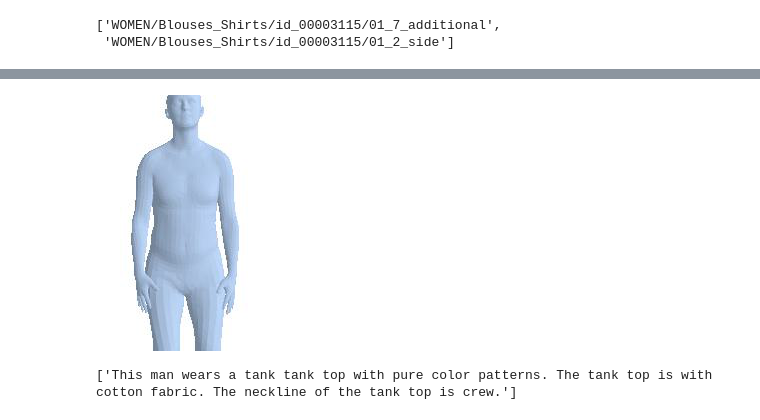
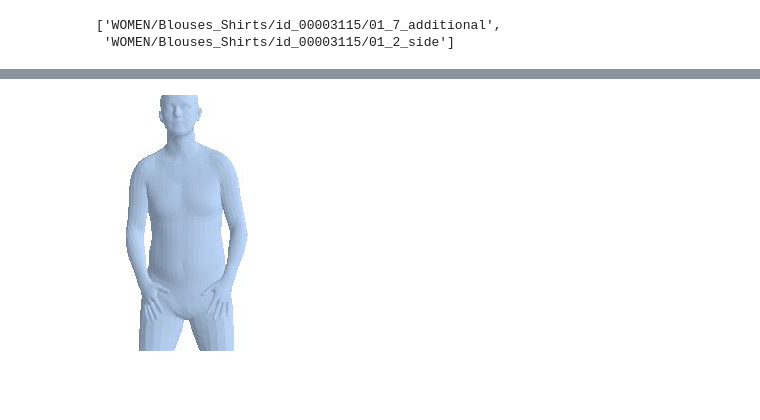
Before and after one commit to soon-yau/upgpt, a Jupyter notebook: inference-mix.ipynb, the cells around one changed output, grey strips where cells are left out. Cells and saved outputs as stored; diff of their text form; code cells hidden in the pictures; blank space fills up the shorter version.

```diff
--- a/inference-mix.ipynb
+++ b/inference-mix.ipynb
@@ -69,7 +77,7 @@ text_encoder_config = {'target': 'ldm.modules.encoders.modules.FrozenCLIPTextEmb
                        'params': {'normalize': False}}
 clip_text_encoder = instantiate_from_config(text_encoder_config).to(device)
 config['model']['params']['extra_cond_stages']['style_cond']['target'] = 'ldm.modules.poses.poses.DummyModel'
-#config['model']['params']['extra_cond_stages']['style_cond']['cond_stage_key'] = 'styles'
+config['model']['params']['first_stage_config']['params']['ckpt_path'] = None
 # %%
 model = load_model_from_config(config, f"{CKPT}").to(device)
 # %% [output]
@@ -205,0 +210,28 @@ import random
+# %%
+def get_coord(batch_mask):
+    mask = batch_mask[0].cpu().numpy()
+    mask[mask==-1] = 0
+    x = np.nonzero(np.mean(mask,1))[0]
+    xmin, xmax = x[0], x[-1]
+    y = np.nonzero(np.mean(mask,0))[0]
+    ymin, ymax = y[0], y[-1]
+
+    return np.array([xmin, xmax, ymin, ymax])
+
+def get_mask(mask, coord):
+    device = mask.device
+    xmin, xmax, ymin, ymax = coord
+    new_mask = np.ones_like(mask.cpu().numpy())*(-1)
+    new_mask[0,xmin:xmax+1, ymin:ymax+1] = -0.99215686
+    #return new_mask
+    return torch.tensor(new_mask).to(device)
+
+def interp_mask(src_mask, dst_mask, alpha):
+    coord_1 = get_coord(src_mask)
+    coord_2 = get_coord(dst_mask)
+
+    coord = (alpha * coord_1 + (1 - alpha) * coord_2).astype(np.int32)
+    print(coord)
+    coord = np.array([ 0, 31,  7, 16])
+    new_mask = get_mask(src_mask, coord)
+    return new_mask
@@ -205,0 +254,6 @@ import random
+# %%
+style_id = convert_fname('fashionWOMENShortsid0000478403_4full')[0]+'.jpg'
+style_batch = ds[style_id]
+
+style2_id = convert_fname('fashionWOMENSkirtsid0000698402_1front')[0]+'.jpg'
+style2_batch = ds[style2_id]
@@ -278,14 +396,10 @@ path = os.path.join(folder, name+'.png')
 assert not os.path.isfile(path)
 sample.save(path)
 # %%
-src_smpl_image = T.CenterCrop(size=(256, 176))(Image.fromarray(np.uint8(((src_batch['smpl_image']+1)/2)*255)))
+src_smpl_image = T.CenterCrop(size=(256, 176))(Image.fromarray(np.uint8(((src_batch['smpl_image'][0].cpu().numpy()+1)/2)*255)))
 src_smpl_image
 # %% [output]
-[figure, old version]
+[figure, new version]
-# %%
-dst_batch['txt']
-# %% [output]
-['This man wears a tank tank top with pure color patterns. The tank top is with cotton fabric. The neckline of the tank top is crew.']
 # %%
 src_name = os.path.join(folder, src_id.replace('/','-')+'.png')
 dst_name = os.path.join(folder, dst_id.replace('/','-')+'.png')
```
Also changed, not shown: parts of 26 cells of this notebook, 1 other file.
